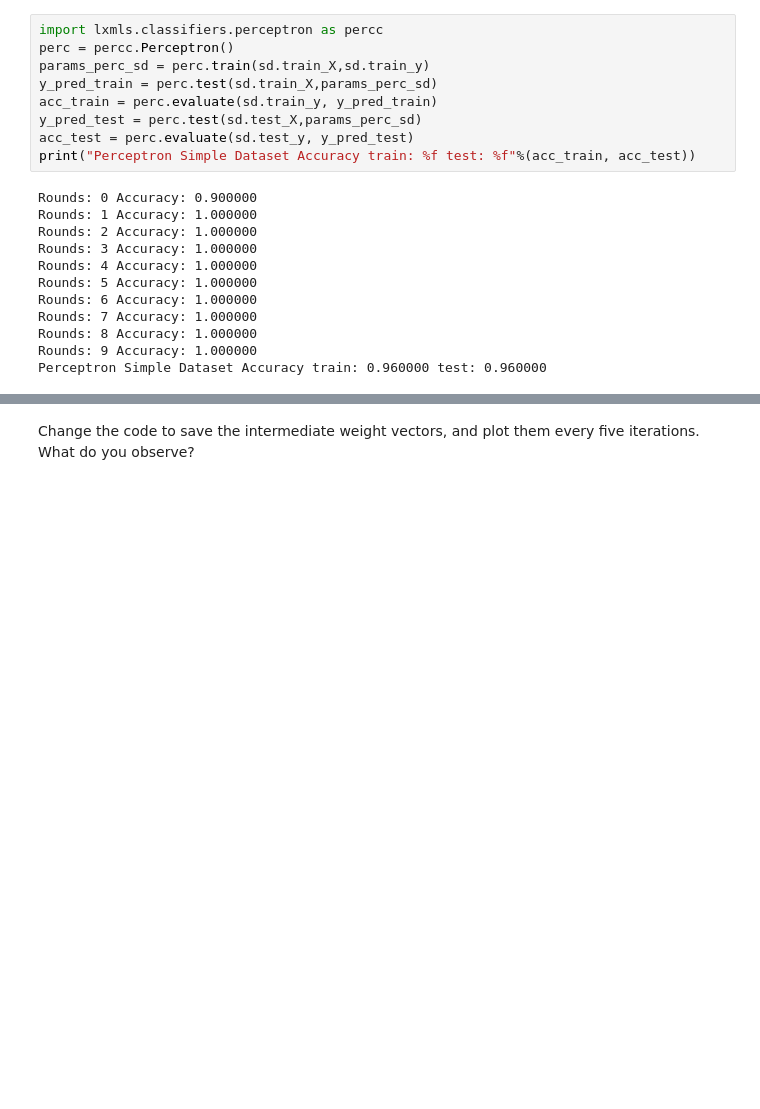
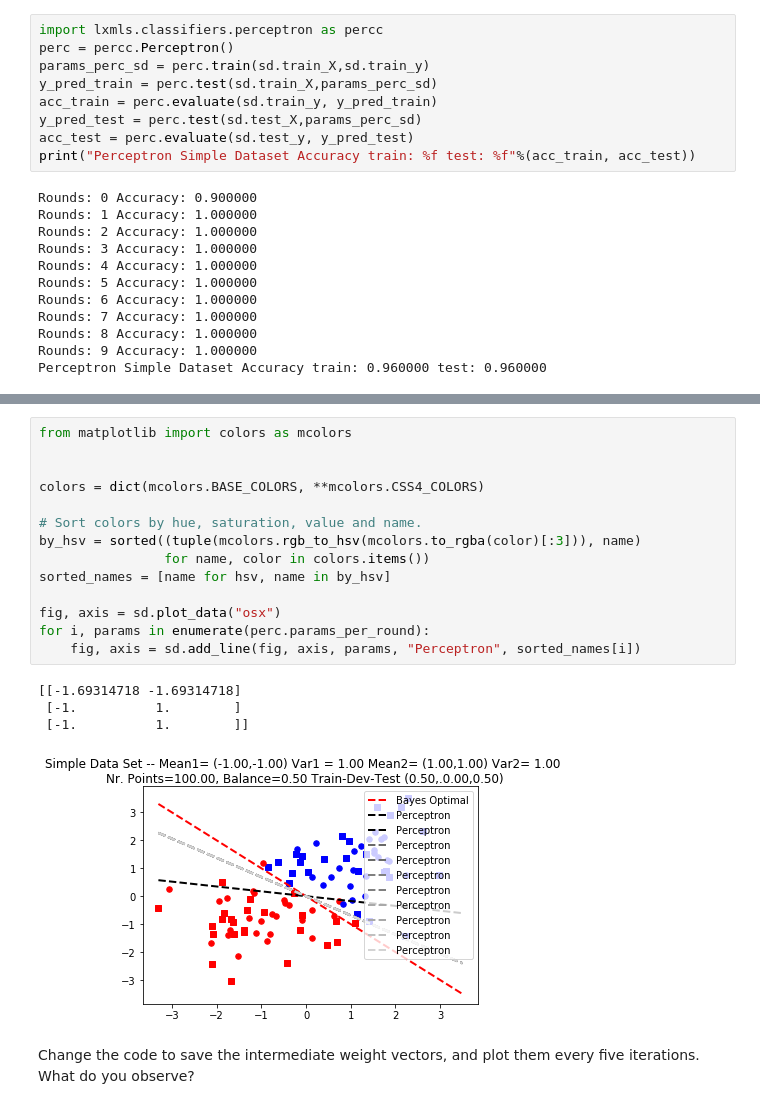
Before and after one commit to lpmayos/lxmls-toolkit, a Jupyter notebook: labs/notebooks/linear_classifiers/exercises.ipynb, the cells around one changed output, grey strips where cells are left out. Saved outputs shown, nothing was run; the diff lists cells and outputs as text; blank space fills up the shorter version.

Commit message:
plotted intermediate perceptron params

```diff
--- a/labs/notebooks/linear_classifiers/exercises.ipynb
+++ b/labs/notebooks/linear_classifiers/exercises.ipynb
@@ -82,3 +82,22 @@ fig, axis = sd.add_line(fig, axis, params_perc_sd, "Perceptron", "blue")
+# %%
+from matplotlib import colors as mcolors
+
+
+colors = dict(mcolors.BASE_COLORS, **mcolors.CSS4_COLORS)
+
+# Sort colors by hue, saturation, value and name.
+by_hsv = sorted((tuple(mcolors.rgb_to_hsv(mcolors.to_rgba(color)[:3])), name)
+                for name, color in colors.items())
+sorted_names = [name for hsv, name in by_hsv]
+
+fig, axis = sd.plot_data("osx")
+for i, params in enumerate(perc.params_per_round):
+    fig, axis = sd.add_line(fig, axis, params, "Perceptron", sorted_names[i])
+# %% [output]
+[[-1.69314718 -1.69314718]
+ [-1.          1.        ]
+ [-1.          1.        ]]
+[figure, added]
 # %% [markdown]
 Change the code to save the intermediate weight vectors, and plot them every five iterations. What do you observe?
 # %% [markdown]
```
Also changed, not shown: parts of 1 cell of this notebook, 1 other file.
